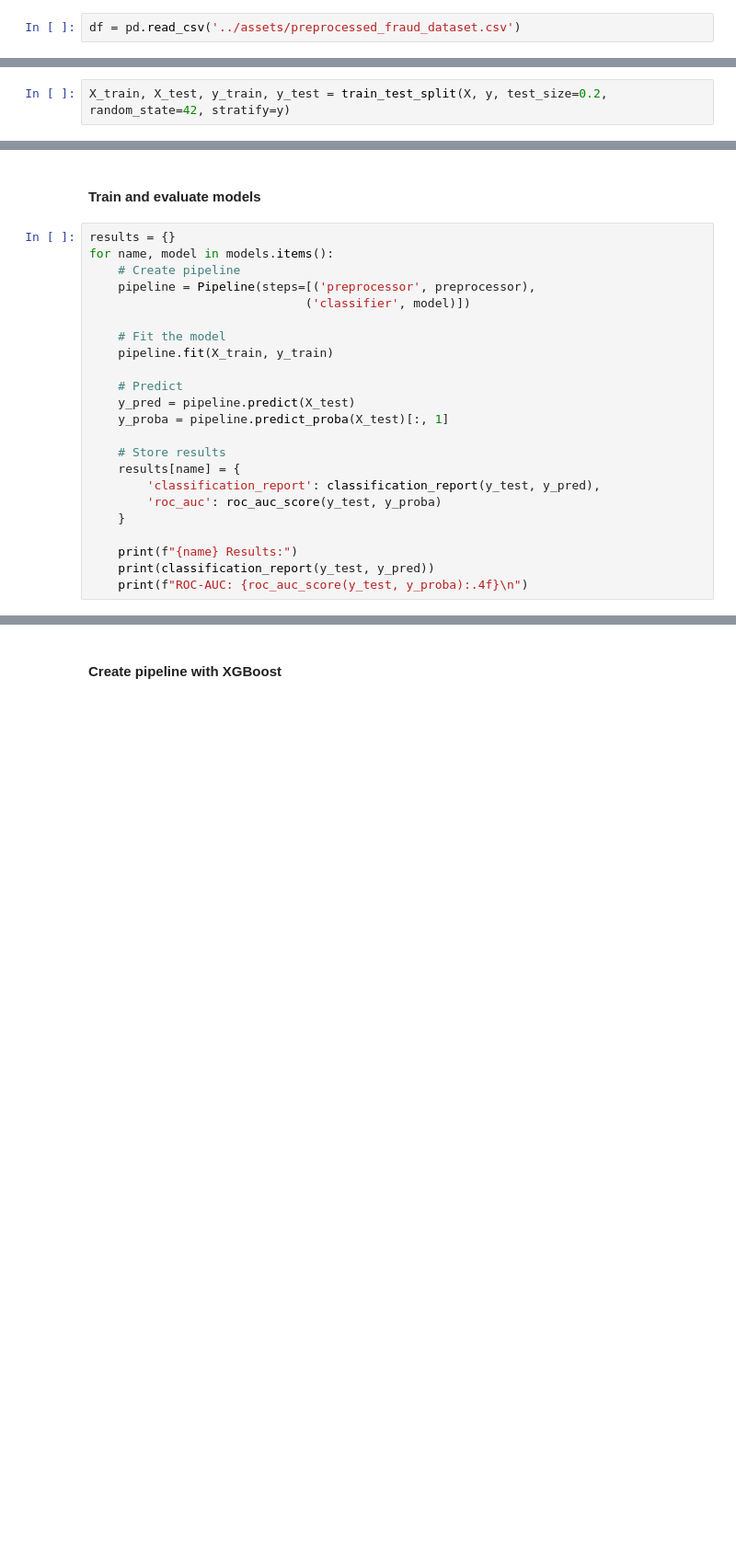
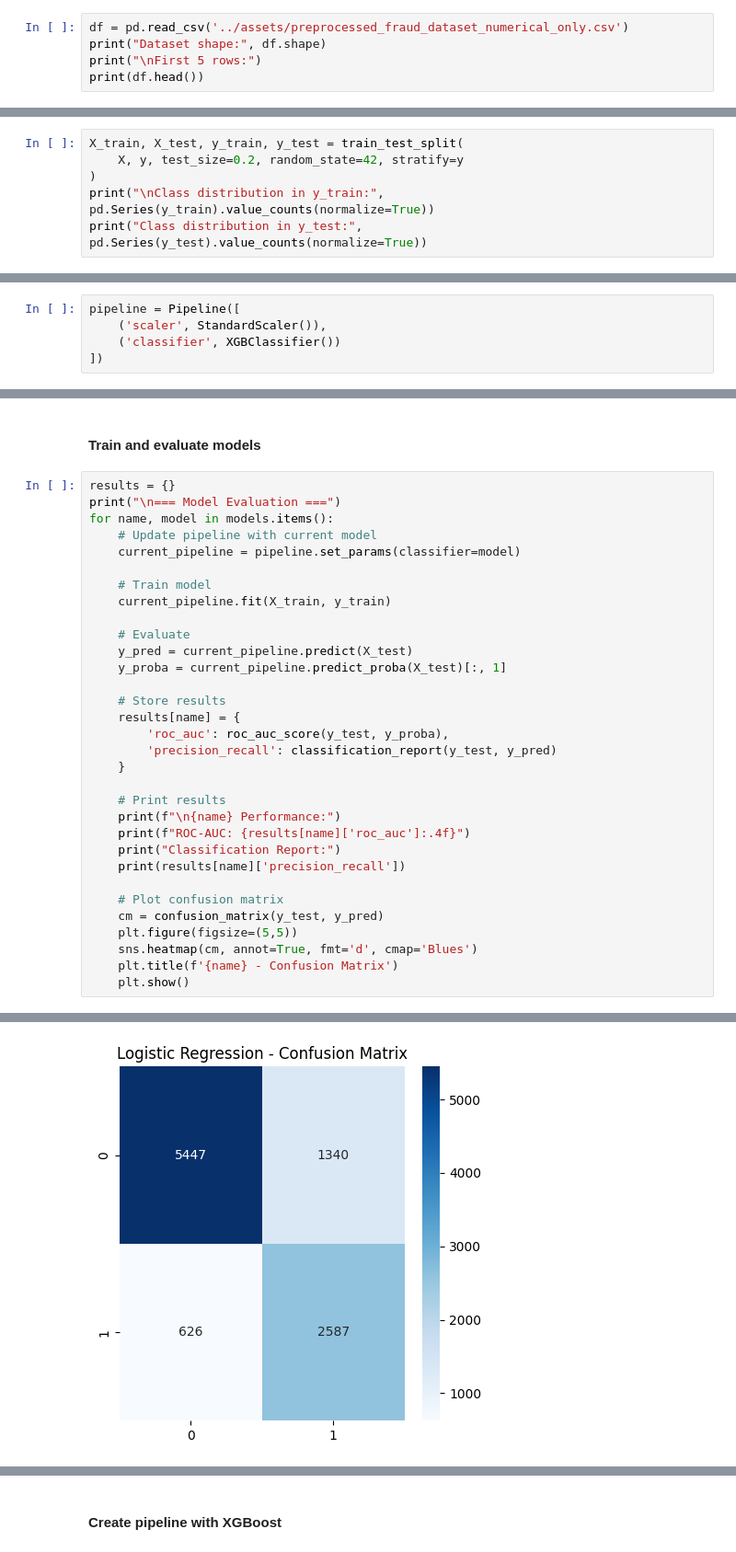
Before and after one commit to FinTech-Software/ML-Model-For-Fraud-Detection-and-Risk-Analysis, a Jupyter notebook: Models/Model_Selection_and_Training.ipynb, the cells around one changed output, grey strips where cells are left out. Shown at 92% size. Drawn from its saved outputs; the diff is of its cells as text; blank space fills up the shorter version.

```diff
--- a/Models/Model_Selection_and_Training.ipynb
+++ b/Models/Model_Selection_and_Training.ipynb
@@ -19,4 +16,7 @@ warnings.filterwarnings("ignore")
 # %% [markdown]
 ### Reading the dataset
 # %%
-df = pd.read_csv('../assets/preprocessed_fraud_dataset.csv')
+df = pd.read_csv('../assets/preprocessed_fraud_dataset_numerical_only.csv')
+print("Dataset shape:", df.shape)
+print("\nFirst 5 rows:")
+print(df.head())
@@ -42,4 +49,8 @@ preprocessor = ColumnTransformer(
 # %% [markdown]
 ### Split data
 # %%
-X_train, X_test, y_train, y_test = train_test_split(X, y, test_size=0.2, random_state=42, stratify=y)
+X_train, X_test, y_train, y_test = train_test_split(
+    X, y, test_size=0.2, random_state=42, stratify=y
+)
+print("\nClass distribution in y_train:", pd.Series(y_train).value_counts(normalize=True))
+print("Class distribution in y_test:", pd.Series(y_test).value_counts(normalize=True))
@@ -46,3 +68,8 @@ X_train, X_test, y_train, y_test = train_test_split(X, y, test_size=0.2, random_
+# %%
+pipeline = Pipeline([
+    ('scaler', StandardScaler()),
+    ('classifier', XGBClassifier())
+])
 # %% [markdown]
 ### Model Selection and Training
 # %% [markdown]
@@ -62,25 +89,34 @@ Columns in dataframe: ['Transaction_Amount', 'Transaction_Type', 'Account_Balanc
 #### Train and evaluate models
 # %%
 results = {}
+print("\n=== Model Evaluation ===")
 for name, model in models.items():
-    # Create pipeline
-    pipeline = Pipeline(steps=[('preprocessor', preprocessor),
-                              ('classifier', model)])
+    # Update pipeline with current model
+    current_pipeline = pipeline.set_params(classifier=model)
 
-    # Fit the model
-    pipeline.fit(X_train, y_train)
+    # Train model
+    current_pipeline.fit(X_train, y_train)
 
-    # Predict
-    y_pred = pipeline.predict(X_test)
-    y_proba = pipeline.predict_proba(X_test)[:, 1]
+    # Evaluate
+    y_pred = current_pipeline.predict(X_test)
+    y_proba = current_pipeline.predict_proba(X_test)[:, 1]
 
     # Store results
     results[name] = {
-        'classification_report': classification_report(y_test, y_pred),
-        'roc_auc': roc_auc_score(y_test, y_proba)
+        'roc_auc': roc_auc_score(y_test, y_proba),
+        'precision_recall': classification_report(y_test, y_pred)
     }
 
-    print(f"{name} Results:")
-    print(classification_report(y_test, y_pred))
-    print(f"ROC-AUC: {roc_auc_score(y_test, y_proba):.4f}\n")
+    # Print results
+    print(f"\n{name} Performance:")
+    print(f"ROC-AUC: {results[name]['roc_auc']:.4f}")
+    print("Classification Report:")
+    print(results[name]['precision_recall'])
+
+    # Plot confusion matrix
+    cm = confusion_matrix(y_test, y_pred)
+    plt.figure(figsize=(5,5))
+    sns.heatmap(cm, annot=True, fmt='d', cmap='Blues')
+    plt.title(f'{name} - Confusion Matrix')
+    plt.show()
 # %% [output]
@@ -103,0 +136 @@ ROC-AUC: 1.0000
+[figure, added]
```
Also changed, not shown: parts of 35 cells of this notebook, 5 other files.
